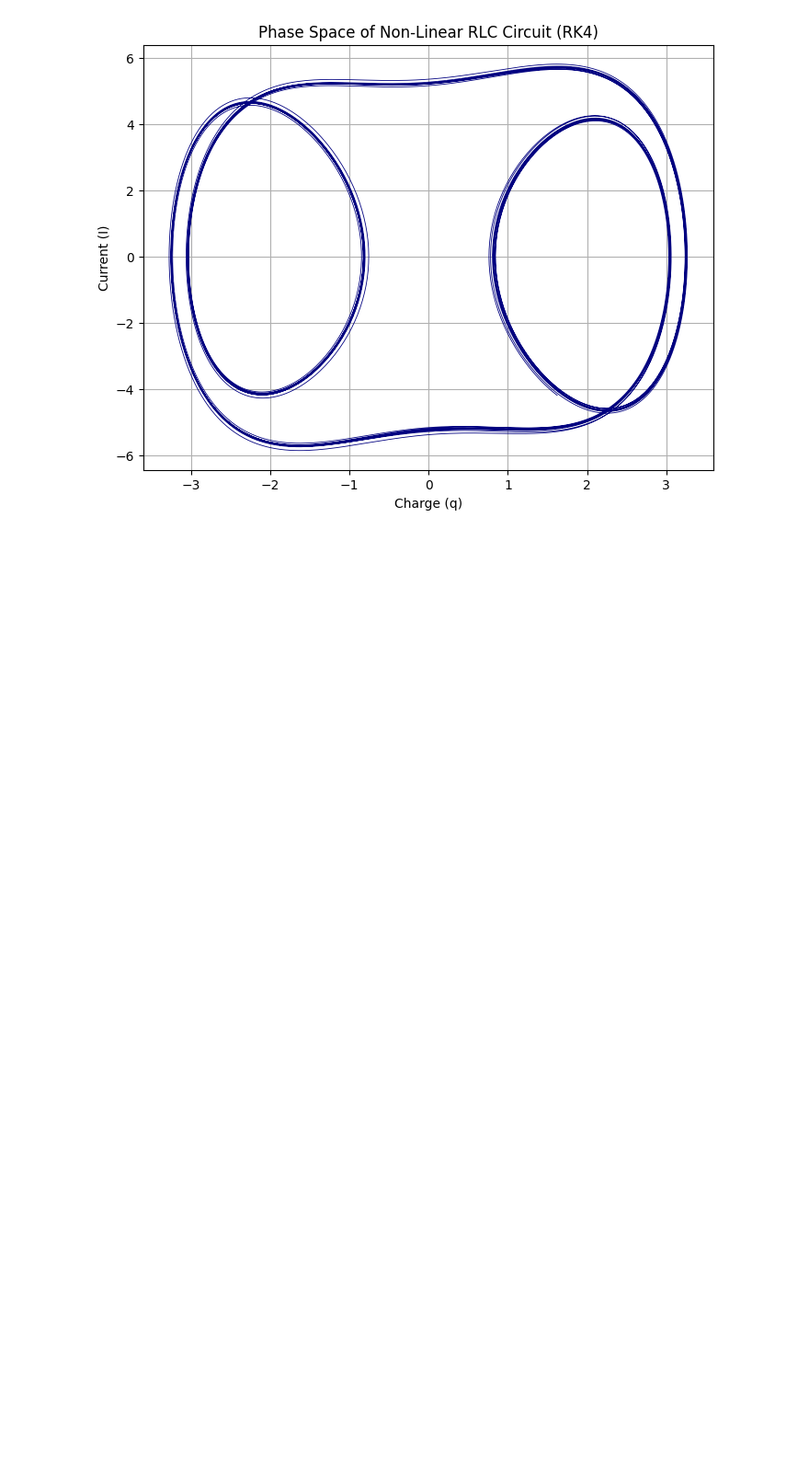
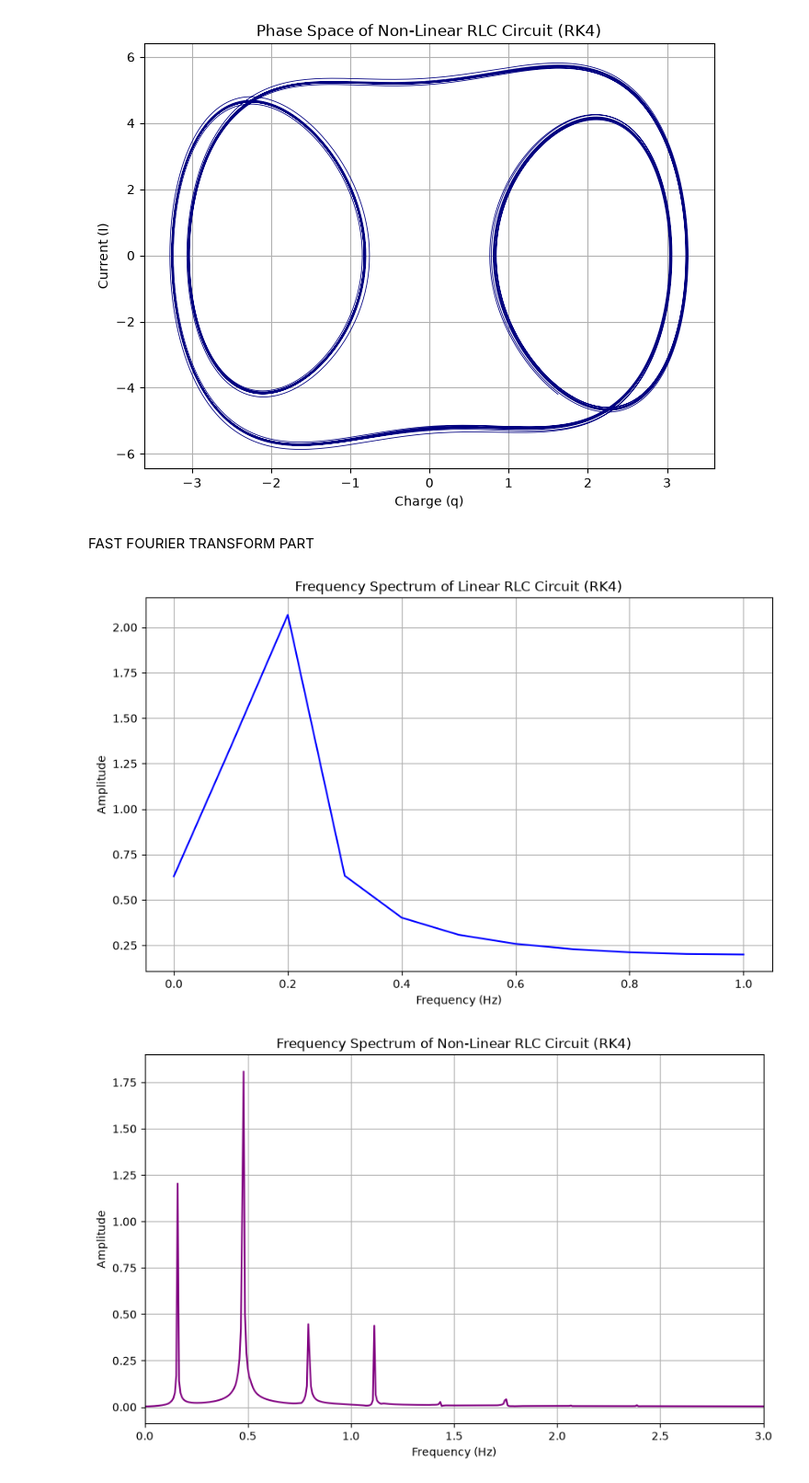
Before and after one commit to nagy-e/Num_alg_practice_final_project, a Jupyter notebook: Final_Project_MAIN.ipynb, the cells around one changed output. Shown at 92% size. Drawn from its saved outputs; the diff is of its cells as text; code cells hidden in the pictures; blank space fills up the shorter version.

Commit message:
beginning of the Fourier Transform

```diff
--- a/Final_Project_MAIN.ipynb
+++ b/Final_Project_MAIN.ipynb
@@ -208,3 +227,47 @@ plt.grid(True)
 plt.show()
 # %% [output]
 [figure]
+# %% [markdown]
+FAST FOURIER TRANSFORM PART
+# %%
+I_RK4_half = I_RK4[len(I_RK4) // 2:]
+n = len(I_RK4_half)
+
+Amplitude_spectrum_lin = np.abs(rfft(I_RK4_half)) / n
+Frequencies_lin = rfftfreq(n, dt)
+
+
+#we want to use the second half of the I_nl_RK4 circuit
+I_nl_RK4_half = I_nl_RK4[transient:]
+
+#perform the FFT on the current data
+N = len(I_nl_RK4_half)
+
+Amplitude_spectrum_nl = np.abs(rfft(I_nl_RK4_half)) / N
+#the rfft(I_nl_RK4_half) computes the FFT of the current data
+#np.abs() gives the magnitude of the complex numbers returned by rfft
+#The amplitude spectrum of the signal
+
+Frequencies_nl = rfftfreq(N, dt_nl)
+#corresponding frequencies for the FFT output
+
+plt.figure(figsize=(10, 6))
+plt.plot(Frequencies_lin, Amplitude_spectrum_lin, color='blue')
+plt.xlabel('Frequency (Hz)')
+plt.ylabel('Amplitude')
+plt.title('Frequency Spectrum of Linear RLC Circuit (RK4)')
+plt.grid()
+
+
+plt.figure(figsize=(10, 6))
+
+plt.plot(Frequencies_nl, Amplitude_spectrum_nl, color='purple')
+plt.xlabel('Frequency (Hz)')
+plt.ylabel('Amplitude')
+plt.title('Frequency Spectrum of Non-Linear RLC Circuit (RK4)')
+plt.xlim(0, 3)  # Limit x-axis to focus on the lower frequency range
+plt.grid()
+plt.show()
+# %% [output]
+[figure, added]
+[figure, added]
```
Also changed, not shown: parts of 6 cells of this notebook.
